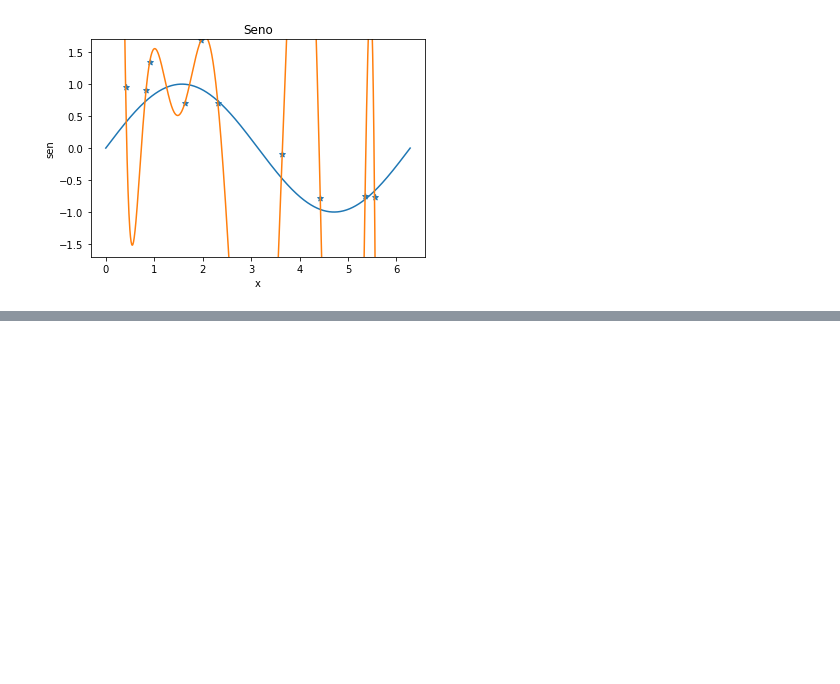
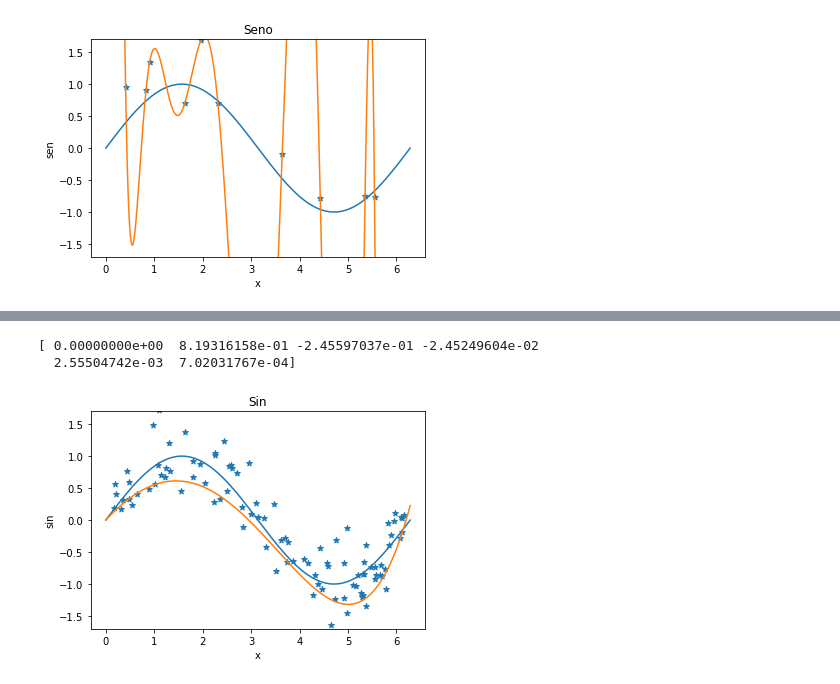
Before and after one commit to asnunes/simple-regression, a Jupyter notebook: regression.ipynb, the cells around one changed output, grey strips where cells are left out. Drawn from its saved outputs; the diff is of its cells as text; code cells hidden in the pictures; blank space fills up the shorter version.

Commit message:
Implemented regression using L2 norm

```diff
--- a/regression.ipynb
+++ b/regression.ipynb
@@ -165,0 +200,35 @@ plot_sin_with_noised_samples_and_l1_regularization(100, 0.3, 9)
+# %%
+# generic function to use regression with l1 or l2 norms
+
+def plot_sin_with_noised_samples_and_regularization(Model, number_of_samples = 100, noise_var = 0.3, order_m = 5, alpha=0.01):
+    x = np.linspace(0, 2 * np.pi, 1000)
+    y = np.sin(x)
+
+    x_len = x.size
+    samples_indexes = np.random.randint(0, x.size, number_of_samples)
+
+    x_samples = [val for idx, val in enumerate(x) if idx in samples_indexes]
+    y_samples = get_noised_sample(samples_indexes, y, 0.3)
+
+    X = get_feature_matrix(order_m, x_samples)
+    reg = Model(alpha=alpha)
+    reg.fit(X, np.transpose(y_samples))
+
+    w_mse = reg.coef_
+    print(w_mse)
+    y_mse = [power_of(order_m, xi) for xi in x] @ np.transpose(w_mse)
+
+    file = plt.figure()
+    plt.plot(x, y)
+    plt.scatter(x_samples, y_samples, marker="*")
+    plt.plot(x, y_mse)
+    plt.title('Sin')
+    plt.ylim([-1.7, 1.7])
+    plt.ylabel('sin')
+    plt.xlabel('x')
+# %%
+plot_sin_with_noised_samples_and_regularization(Lasso)
+# %% [output]
+[ 0.00000000e+00  8.19316158e-01 -2.45597037e-01 -2.45249604e-02
+  2.55504742e-03  7.02031767e-04]
+[figure, added]
```
Also changed, not shown: parts of 5 cells of this notebook.
